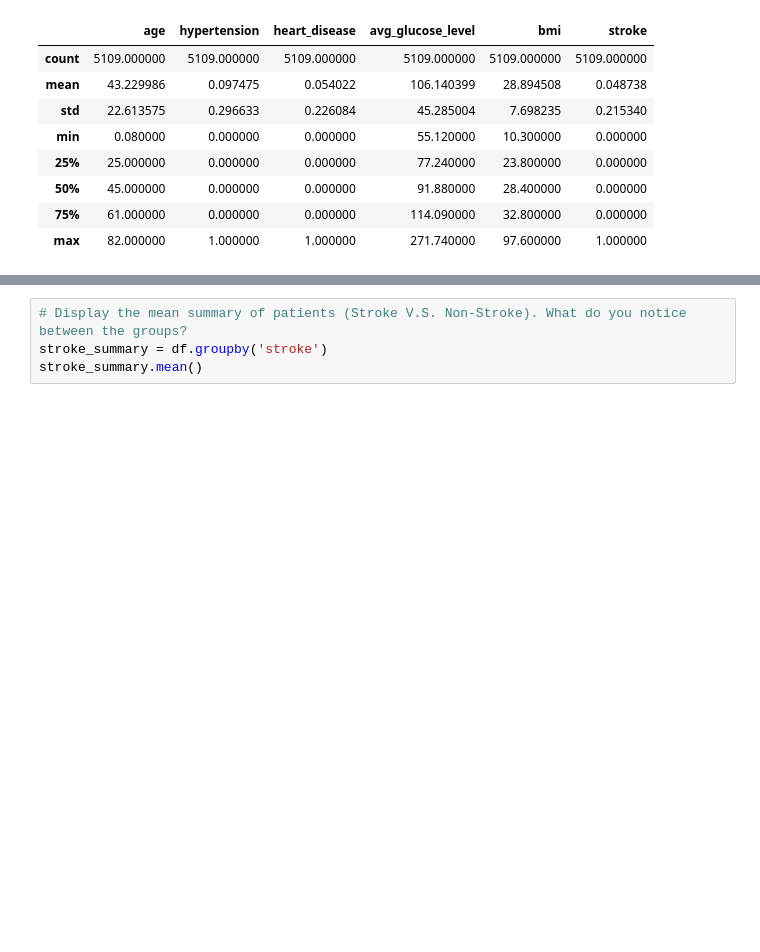
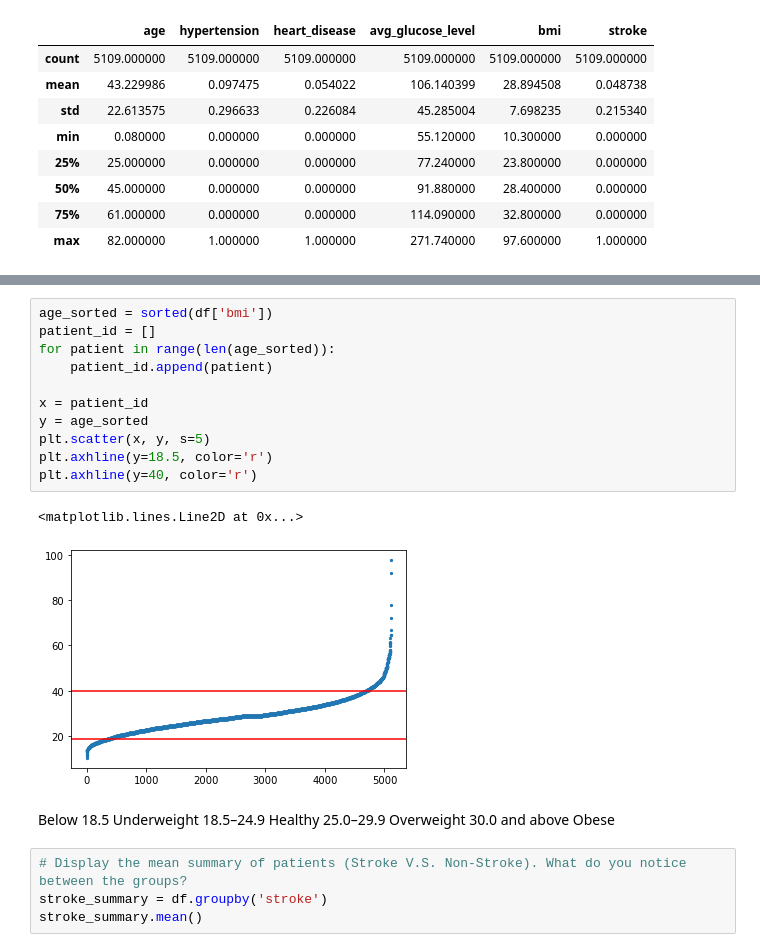
Before and after one commit to SophiaBouchama/stroke-prediction-portfolio, a Jupyter notebook: Stroke-Project.ipynb, the cells around one changed output, grey strips where cells are left out. Saved outputs shown, nothing was run; the diff lists cells and outputs as text; blank space fills up the shorter version.

```diff
--- a/Stroke-Project.ipynb
+++ b/Stroke-Project.ipynb
@@ -298,3 +339,22 @@ df.describe()
+# %%
+age_sorted = sorted(df['bmi'])
+patient_id = []
+for patient in range(len(age_sorted)):
+    patient_id.append(patient)
+
+x = patient_id
+y = age_sorted
+plt.scatter(x, y, s=5)
+plt.axhline(y=18.5, color='r')
+plt.axhline(y=40, color='r')
+# %% [output]
+<matplotlib.lines.Line2D at 0x...>
+[figure, added]
+# %% [markdown]
+Below 18.5	Underweight
+18.5–24.9	Healthy
+25.0–29.9	Overweight
+30.0 and above	Obese
 # %%
 # Display the mean summary of patients (Stroke V.S. Non-Stroke). What do you notice between the groups?
 stroke_summary = df.groupby('stroke')
```
Also changed, not shown: parts of 13 cells of this notebook, 1 other file.
